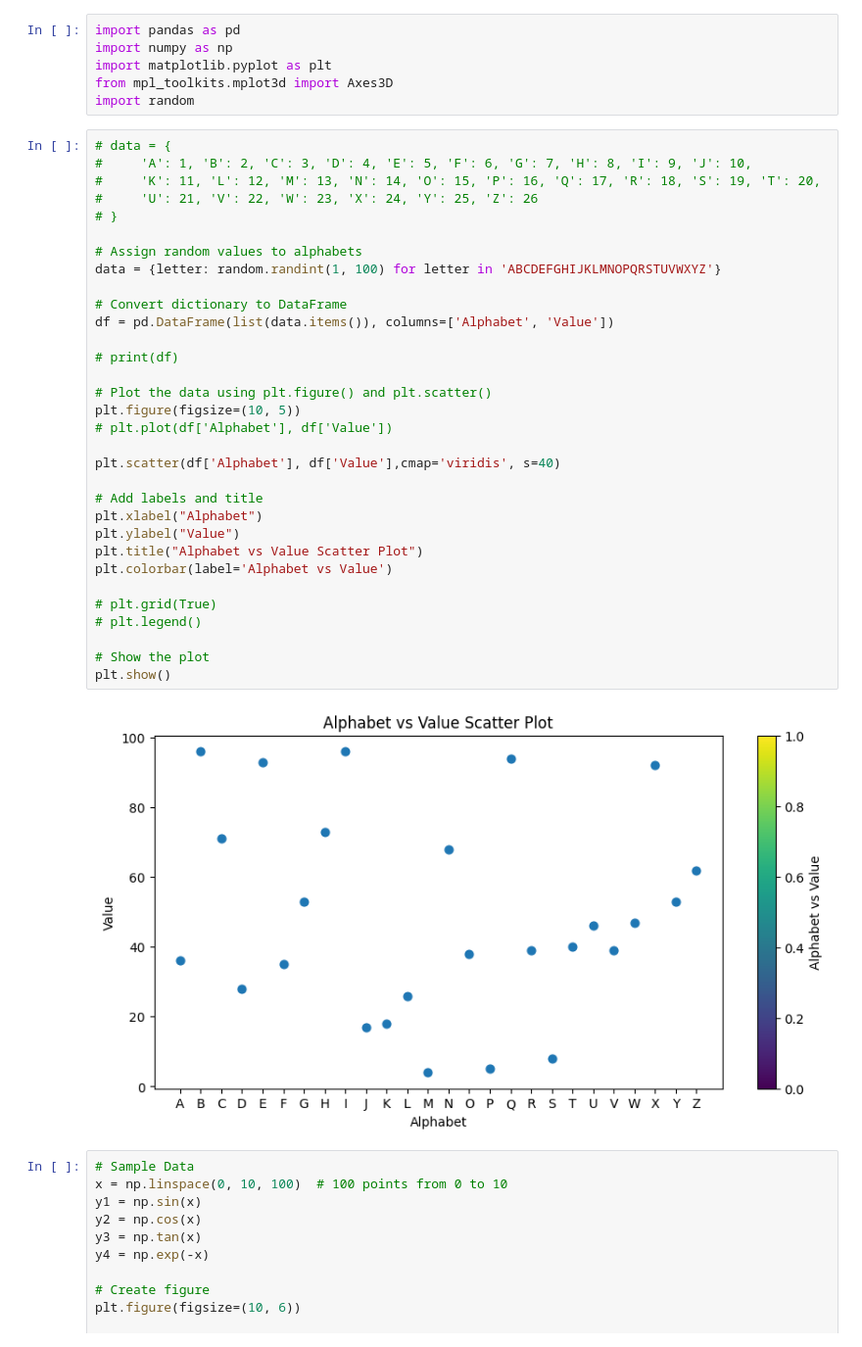
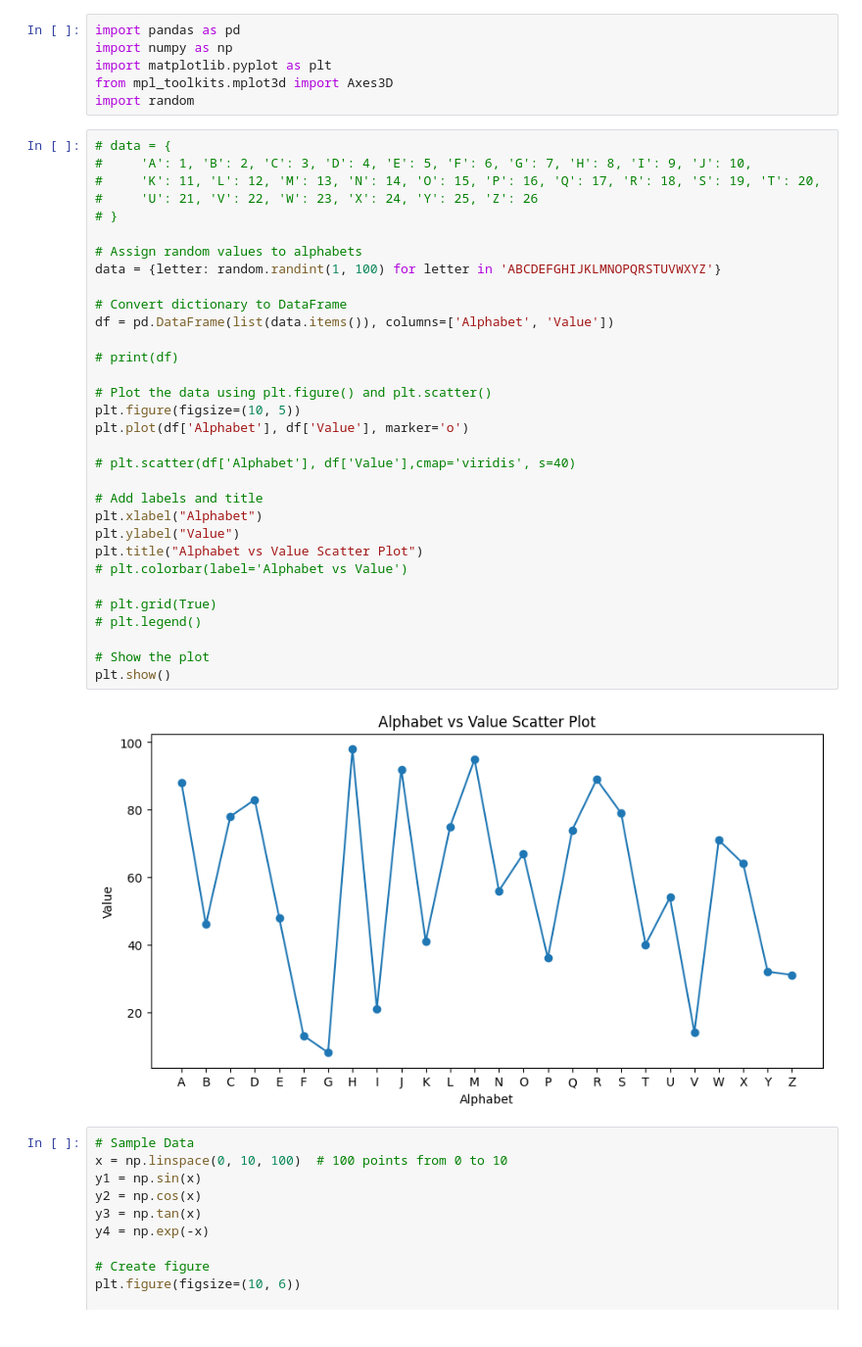
Before and after one commit to himanshu-AW/Data-Analytics, a Jupyter notebook: 10_Matplotlib/Day_6_jan.ipynb, the cells around one changed output. Shown at 98% size. Cells and saved outputs as stored; diff of their text form.

```diff
--- a/10_Matplotlib/Day_6_jan.ipynb
+++ b/10_Matplotlib/Day_6_jan.ipynb
@@ -7,37 +7,37 @@ import random
 # %%
 # data = {
 #     'A': 1, 'B': 2, 'C': 3, 'D': 4, 'E': 5, 'F': 6, 'G': 7, 'H': 8, 'I': 9, 'J': 10,
 #     'K': 11, 'L': 12, 'M': 13, 'N': 14, 'O': 15, 'P': 16, 'Q': 17, 'R': 18, 'S': 19, 'T': 20,
 #     'U': 21, 'V': 22, 'W': 23, 'X': 24, 'Y': 25, 'Z': 26
 # }
 
 # Assign random values to alphabets
 data = {letter: random.randint(1, 100) for letter in 'ABCDEFGHIJKLMNOPQRSTUVWXYZ'}
 
 # Convert dictionary to DataFrame
 df = pd.DataFrame(list(data.items()), columns=['Alphabet', 'Value'])
 
 # print(df)
 
 # Plot the data using plt.figure() and plt.scatter()
 plt.figure(figsize=(10, 5))
-# plt.plot(df['Alphabet'], df['Value'])
+plt.plot(df['Alphabet'], df['Value'], marker='o')
 
-plt.scatter(df['Alphabet'], df['Value'],cmap='viridis', s=40)
+# plt.scatter(df['Alphabet'], df['Value'],cmap='viridis', s=40)
 
 # Add labels and title
 plt.xlabel("Alphabet")
 plt.ylabel("Value")
 plt.title("Alphabet vs Value Scatter Plot")
-plt.colorbar(label='Alphabet vs Value')
+# plt.colorbar(label='Alphabet vs Value')
 
 # plt.grid(True)
 # plt.legend()
 
 # Show the plot
 plt.show()
 # %% [output]
-[figure, old version]
+[figure, new version]
 # %%
 # Sample Data
 x = np.linspace(0, 10, 100)  # 100 points from 0 to 10
```
Also changed, not shown: parts of 1 cell of this notebook, 2 other files.
